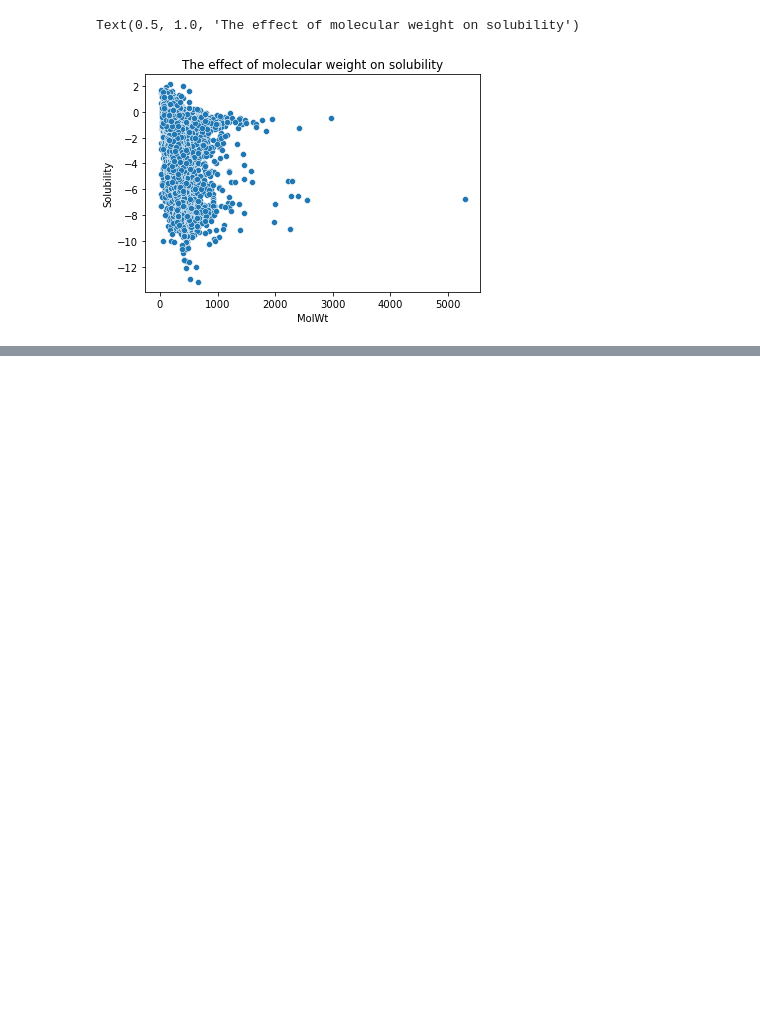
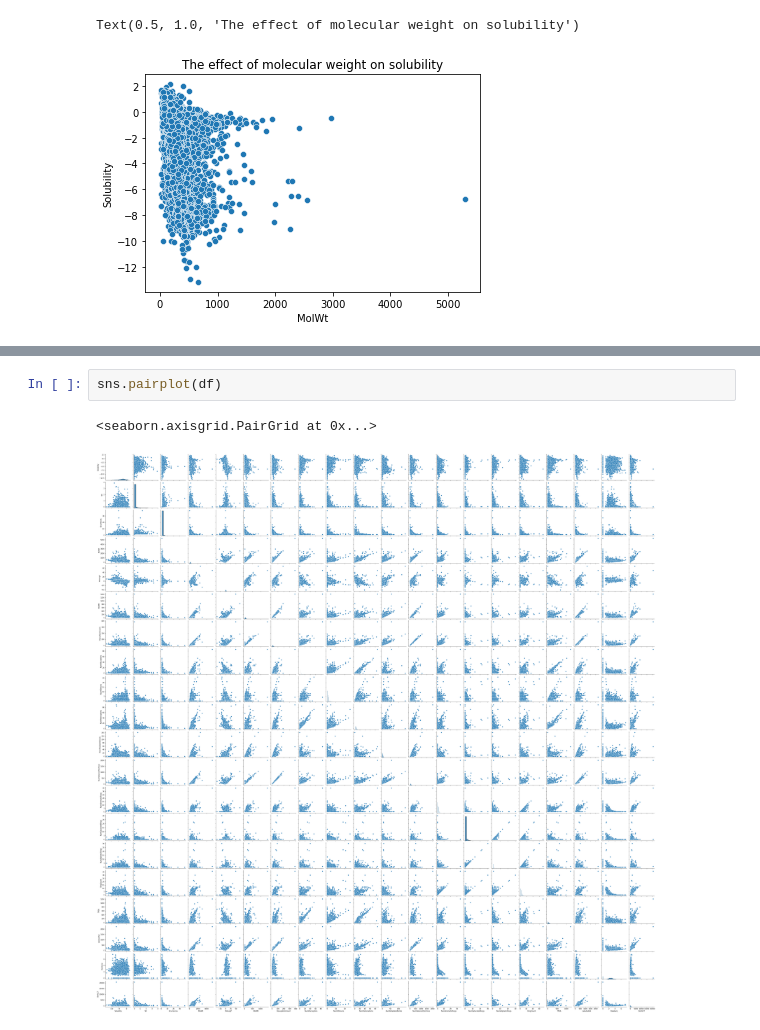
Before and after one commit to ayap20/CHEM6090_Project, a Jupyter notebook: EDA_aqsoldb.ipynb, the cells around one changed output, grey strips where cells are left out. Saved outputs shown, nothing was run; the diff lists cells and outputs as text; blank space fills up the shorter version.

```diff
--- a/EDA_aqsoldb.ipynb
+++ b/EDA_aqsoldb.ipynb
@@ -83,0 +84,5 @@ df.loc[df['MolWt'] == 5299.456000]
+# %%
+sns.pairplot(df)
+# %% [output]
+<seaborn.axisgrid.PairGrid at 0x...>
+[figure, added]
```
Also changed, not shown: parts of 4 cells of this notebook, 11 other files.
